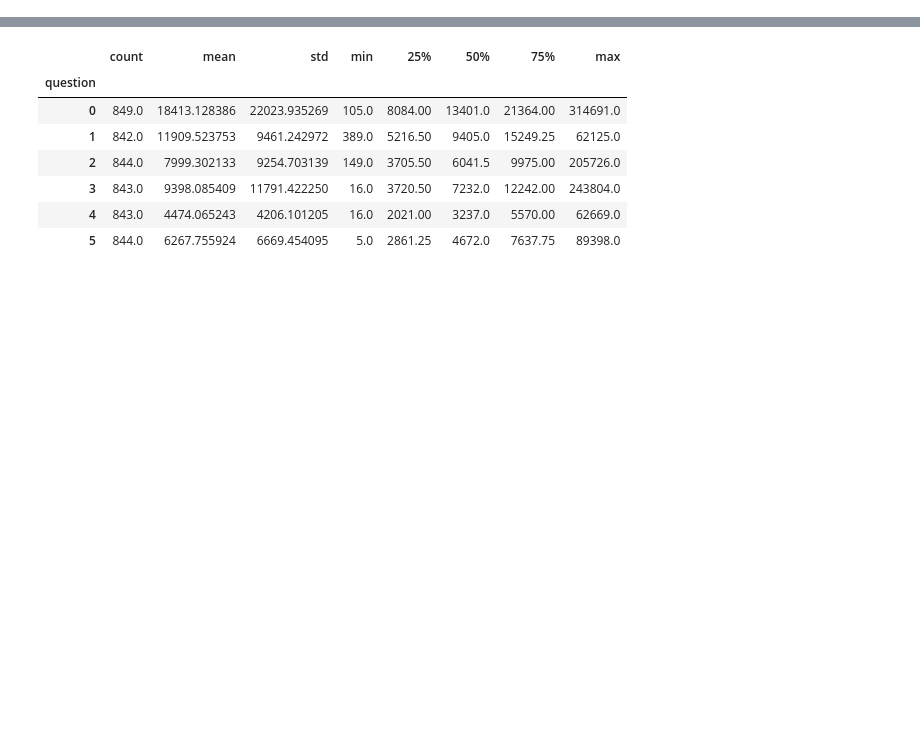
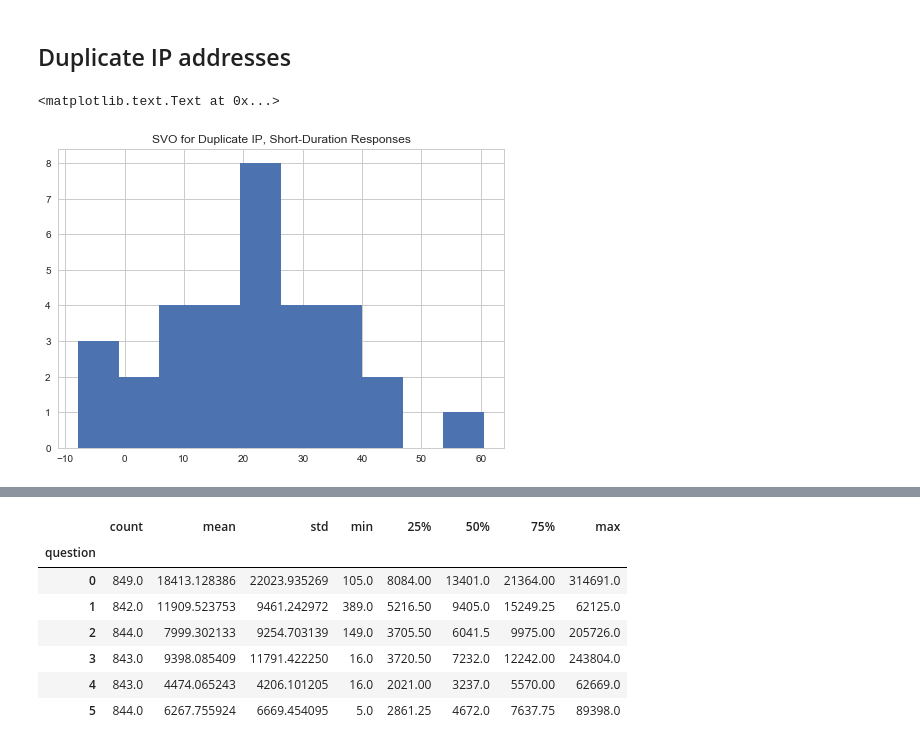
Before and after one commit to pdarche/thesis, a Jupyter notebook: notebooks/Identifying Bad Responses.ipynb, the cells around one changed output, grey strips where cells are left out. Saved outputs shown, nothing was run; the diff lists cells and outputs as text; code cells hidden in the pictures; blank space fills up the shorter version.

```diff
--- a/notebooks/Identifying Bad Responses.ipynb
+++ b/notebooks/Identifying Bad Responses.ipynb
@@ -74,3 +89,5 @@ with_instruction_count = pd.merge(
     right_on='sessionId',
     how='left'
 )
+# %% [markdown]
+## Duplicate IP addresses
@@ -76,0 +96,9 @@ with_instruction_count = pd.merge(
+# %%
+df[
+    (df.ip.isin(duplicate_ips)) &
+    (df.durationSeconds < 60)
+].svo.hist()
+plt.title("SVO for Duplicate IP, Short-Duration Responses")
+# %% [output]
+<matplotlib.text.Text at 0x...>
+[figure, added]
```
Also changed, not shown: parts of 38 cells of this notebook, 11 other files.
